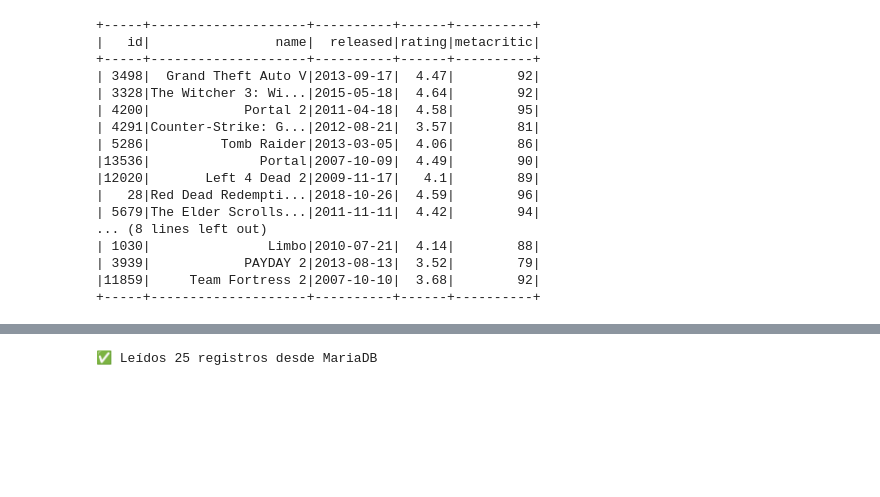
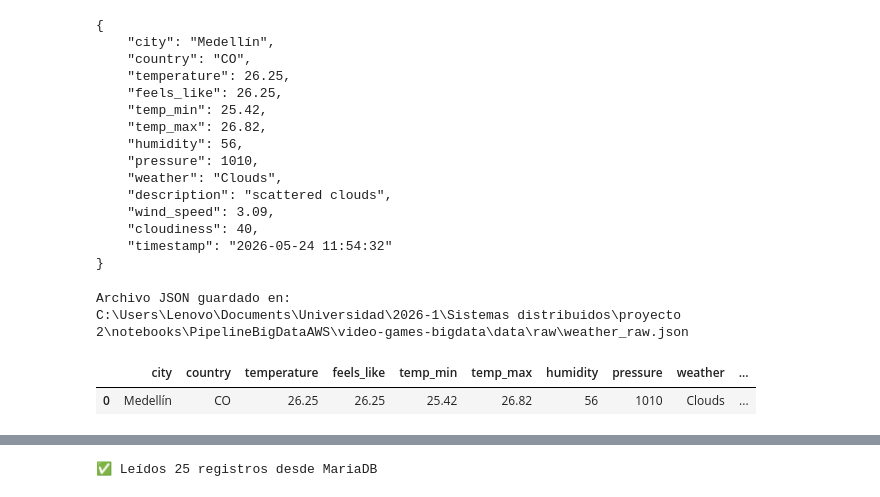
Before and after one commit to ssabogall/PipelineBigDataAWS, a Jupyter notebook: video-games-bigdata/notebooks/Distributed Multi-source ETL Notebook.ipynb, the cells around one changed output, grey strips where cells are left out. Cells and saved outputs as stored; diff of their text form; code cells hidden in the pictures; blank space fills up the shorter version.

```diff
--- a/video-games-bigdata/notebooks/Distributed Multi-source ETL Notebook.ipynb
+++ b/video-games-bigdata/notebooks/Distributed Multi-source ETL Notebook.ipynb
@@ -56,22 +48,59 @@ api_df.head()
+# %%
+
+# Crear estructura limpia
+weather_data = {
+    "city": data["name"],
+    "country": data["sys"]["country"],
+    "temperature": data["main"]["temp"],
+    "feels_like": data["main"]["feels_like"],
+    "temp_min": data["main"]["temp_min"],
+    "temp_max": data["main"]["temp_max"],
+    "humidity": data["main"]["humidity"],
+    "pressure": data["main"]["pressure"],
+    "weather": data["weather"][0]["main"],
+    "description": data["weather"][0]["description"],
+    "wind_speed": data["wind"]["speed"],
+    "cloudiness": data["clouds"]["all"],
+    "timestamp": datetime.now().strftime("%Y-%m-%d %H:%M:%S")
+}
+
+print(json.dumps(weather_data, indent=4, ensure_ascii=False))
+# %% [output]
+{
+    "city": "Medellín",
+    "country": "CO",
+    "temperature": 26.25,
+    "feels_like": 26.25,
+    "temp_min": 25.42,
+    "temp_max": 26.82,
+    "humidity": 56,
+    "pressure": 1010,
+    "weather": "Clouds",
+    "description": "scattered clouds",
+    "wind_speed": 3.09,
+    "cloudiness": 40,
+    "timestamp": "2026-05-24 11:54:32"
+}
+# %%
+# Ruta correcta
+RAW_PATH = r"C:\Users\Lenovo\Documents\Universidad\2026-1\Sistemas distribuidos\proyecto 2\notebooks\PipelineBigDataAWS\video-games-bigdata\data\raw"
+
+# Crear carpeta si no existe
+os.makedirs(RAW_PATH, exist_ok=True)
+
+json_path = os.path.join(RAW_PATH, "weather_raw.json")
+
+with open(json_path, "w", encoding="utf-8") as file:
+    json.dump(weather_data, file, indent=4, ensure_ascii=False)
+
+print(f"Archivo JSON guardado en:\n{json_path}")
+# %% [output]
+Archivo JSON guardado en:
+C:\Users\Lenovo\Documents\Universidad\2026-1\Sistemas distribuidos\proyecto 2\notebooks\PipelineBigDataAWS\video-games-bigdata\data\raw\weather_raw.json
 # %%
-spark_api_df = spark.createDataFrame(api_df)
+df = pd.DataFrame([weather_data])
 
-spark_api_df.show()
+df
 # %% [output]
-+-----+--------------------+----------+------+----------+
-|   id|                name|  released|rating|metacritic|
-+-----+--------------------+----------+------+----------+
-| 3498|  Grand Theft Auto V|2013-09-17|  4.47|        92|
-| 3328|The Witcher 3: Wi...|2015-05-18|  4.64|        92|
-| 4200|            Portal 2|2011-04-18|  4.58|        95|
-| 4291|Counter-Strike: G...|2012-08-21|  3.57|        81|
-| 5286|         Tomb Raider|2013-03-05|  4.06|        86|
-|13536|              Portal|2007-10-09|  4.49|        90|
-|12020|       Left 4 Dead 2|2009-11-17|   4.1|        89|
-|   28|Red Dead Redempti...|2018-10-26|  4.59|        96|
-| 5679|The Elder Scrolls...|2011-11-11|  4.42|        94|
-... (8 lines left out)
-| 1030|               Limbo|2010-07-21|  4.14|        88|
-| 3939|            PAYDAY 2|2013-08-13|  3.52|        79|
-|11859|     Team Fortress 2|2007-10-10|  3.68|        92|
-+-----+--------------------+----------+------+----------+
+|  | city | country | temperature | feels_like | temp_min | temp_max | humidity | pressure | weather | ... |
+| 0 | Medellín | CO | 26.25 | 26.25 | 25.42 | 26.82 | 56 | 1010 | Clouds | ... |
```
Also changed, not shown: parts of 17 cells of this notebook, 2 other files.
